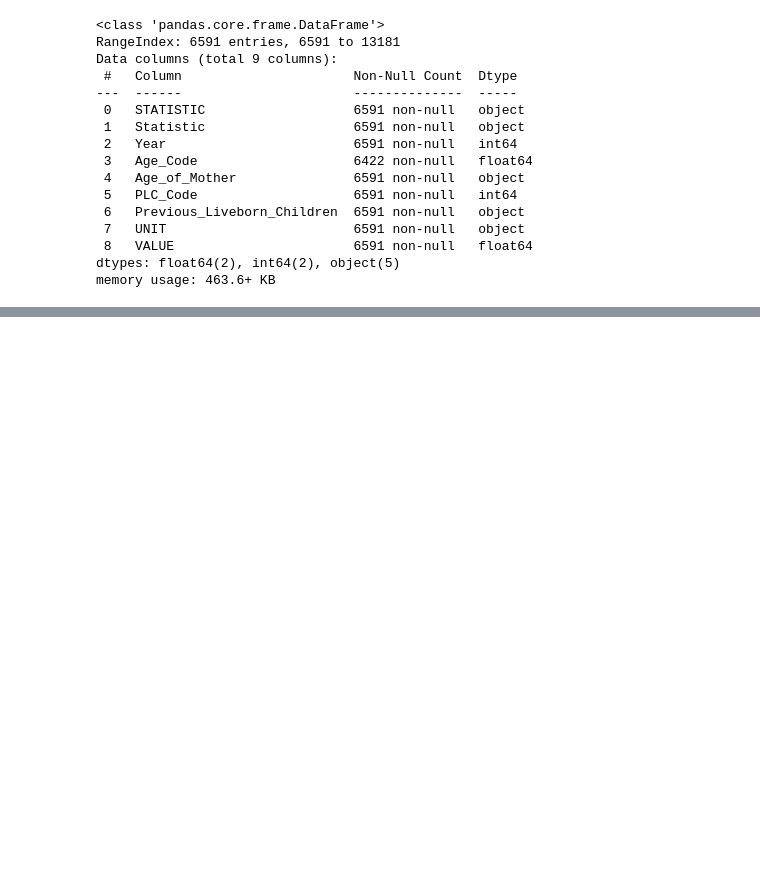
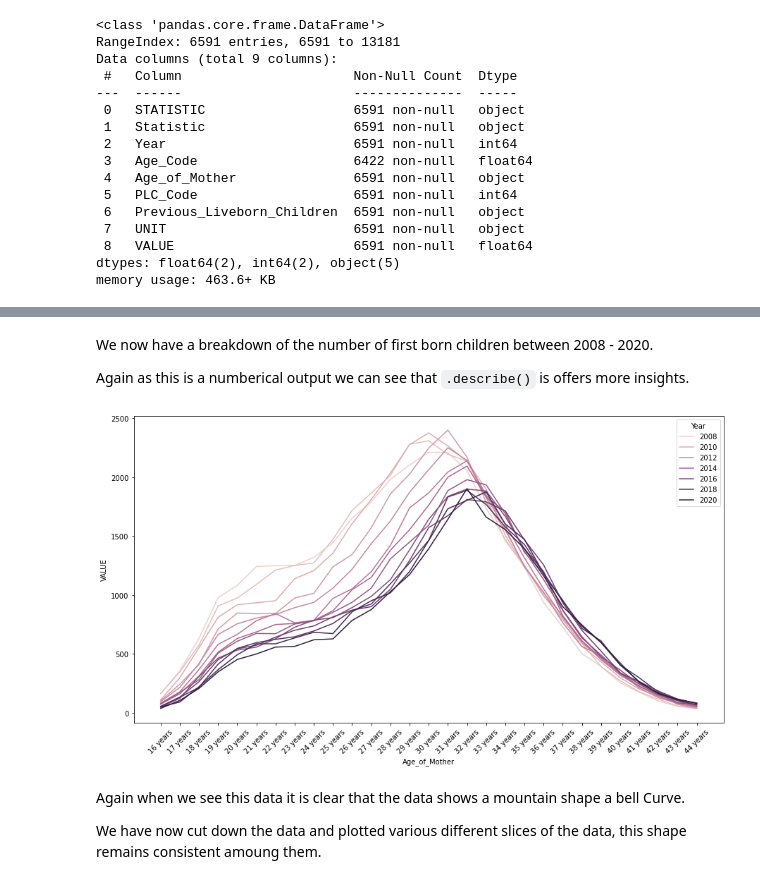
Before and after one commit to VCurry20/PDARandomData, a Jupyter notebook: Data Analysis Project.ipynb, the cells around one changed output, grey strips where cells are left out. Saved outputs shown, nothing was run; the diff lists cells and outputs as text; code cells hidden in the pictures; blank space fills up the shorter version.

```diff
--- a/Data Analysis Project.ipynb
+++ b/Data Analysis Project.ipynb
@@ -1136,0 +1256,2 @@ memory usage: 463.6+ KB
+# %%
+Nu = df[(df.Age_Code < 290) & (df.Age_of_Mother != "All ages") & (df.PLC_Code != "99") & (df.Previous_Liveborn_Children != "Total Per Age Group") & (df.Age_Code != "-")]
@@ -1136,0 +1302,4 @@ memory usage: 463.6+ KB
+# %%
+## courses2020 = df2020 [['COURSE CODE2','COURSE TITLE','R1 POINTS', 'R2 POINTS', 'EOS', 'EOS Mid-point', 'LEVEL']]
+
+FirstBorn = Nu [['Year', 'Age_Code', 'Age_of_Mother', 'PLC_Code', 'Previous_Liveborn_Children', 'VALUE']]
@@ -1136,0 +1322,2 @@ memory usage: 463.6+ KB
+# %%
+FirstBorn1 = FirstBorn[(FirstBorn.Previous_Liveborn_Children == '0')]
@@ -1136,0 +1352,20 @@ memory usage: 463.6+ KB
+# %% [markdown]
+We now have a breakdown of the number of first born children between 2008 - 2020.
+
+Again as this is a numberical output we can see that `.describe()` is offers more insights.
+# %%
+plt.figure(figsize = (15,8))                                                     # plot size set
+
+ax = sns.lineplot(data=FirstBorn1, x="Age_of_Mother", y="VALUE", hue="Year")    # lineplot - Age of mother by number of children
+
+plt.xticks(rotation=45)                                                         # rotate x ticks
+
+plt.show()
+
+# plot first births
+# %% [output]
+[figure, added]
+# %% [markdown]
+Again when we see this data it is clear that the data shows a mountain shape a bell Curve.
+
+We have now cut down the data and plotted various different slices of the data, this shape remains consistent amoung them.
```
Also changed, not shown: parts of 22 cells of this notebook, 3 other files.
